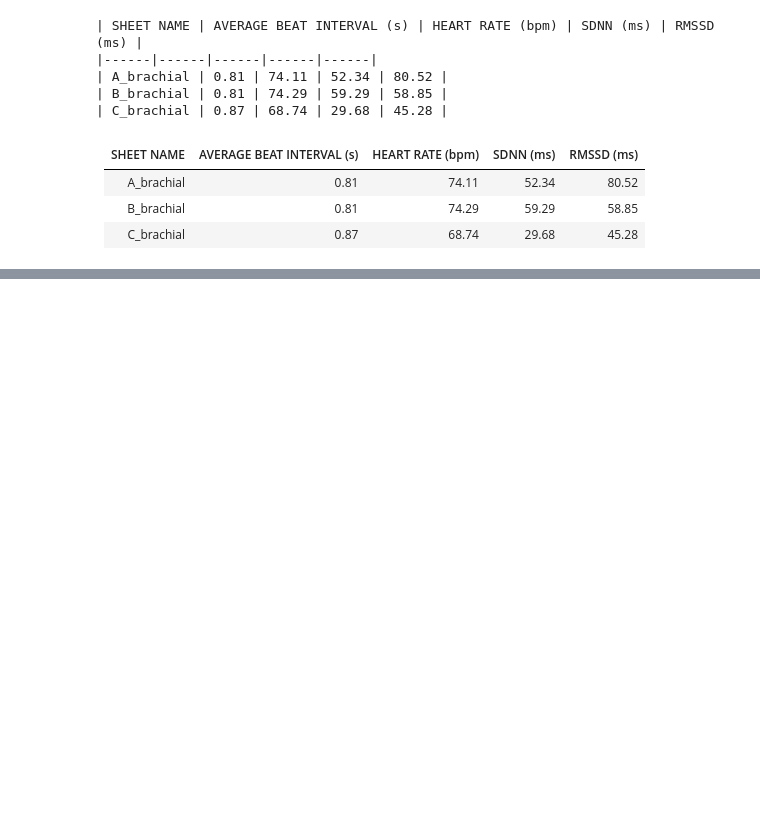
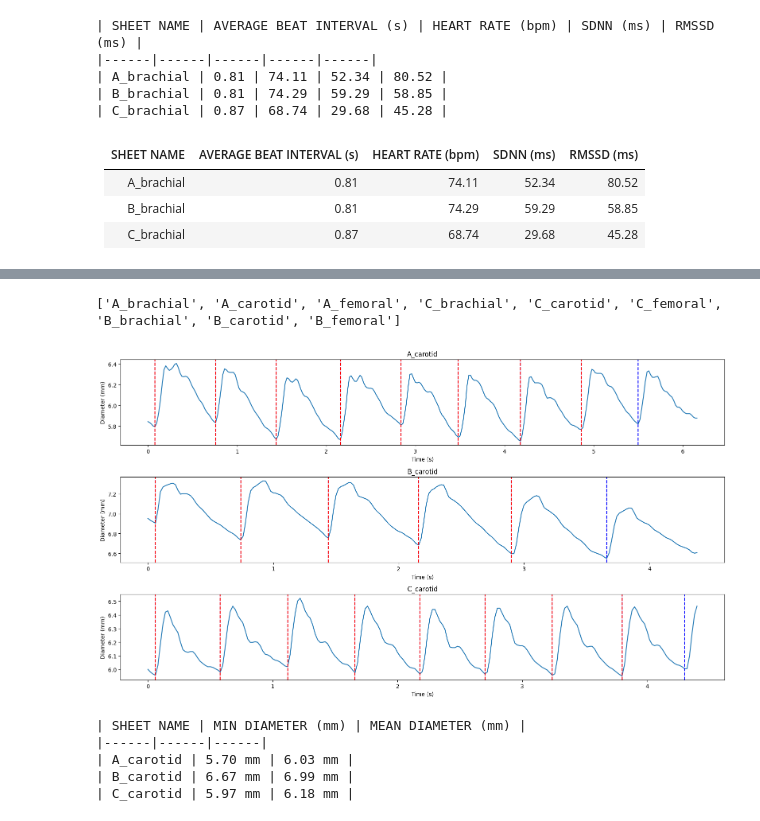
Before and after one commit to shreenandansonu/Non-invasive-Sensing---Signal-Processing-for-Human-Health-IIT-Madras, a Jupyter notebook: asignment1.ipynb, the cells around one changed output, grey strips where cells are left out. Saved outputs shown, nothing was run; the diff lists cells and outputs as text; code cells hidden in the pictures; blank space fills up the shorter version.

```diff
--- a/asignment1.ipynb
+++ b/asignment1.ipynb
@@ -208,0 +298,57 @@ for i in pressure_sheet_index:
+# %%
+path = "Assignment_1_all_signals_combined.xlsx"
+xls = pd.ExcelFile(path)
+print(xls.sheet_names)
+sheet_names_list = xls.sheet_names
+diameter_sheet_index = [1,7,4]
+# %% [output]
+['A_brachial', 'A_carotid', 'A_femoral', 'C_brachial', 'C_carotid', 'C_femoral', 'B_brachial', 'B_carotid', 'B_femoral']
+# %%
+plt.figure(figsize=(16,9 ))
+for i in diameter_sheet_index:
+    df = pd.read_excel(path, sheet_name=sheet_names_list[i])
+
+    diameter = (df.iloc[:, 1])
+    diameter=moving_average(diameter,2)
+    time = (df.iloc[:, 0])*(1/50) # since the diameter signal is sampled at 50 Hz
+    min_diameter_points = min_pressure(diameter,5)
+    plt.subplot(3, 1, (diameter_sheet_index.index(i)+1))
+    plt.plot(time, diameter)
+    #marked by blue dashed line
+    for j in min_diameter_points:
+        plt.axvline(x=time[j], color="b", linestyle="--")
+    # marked by red dashed line
+    for j in range(len(min_diameter_points)-1):
+        if (time[min_diameter_points[j+1]]-time[min_diameter_points[j]])>0.3: # checking if the time difference between two beats is greater than 0.3s to avoid fake beats due to noise
+            plt.axvline(x=time[min_diameter_points[j]], color="r", linestyle="--")
+    plt.title(sheet_names_list[i])
+    plt.xlabel("Time (s)")
+    plt.ylabel("Diameter (mm)")
+    # plt.grid()
+plt.tight_layout()
+
+plt.show()
+# %% [output]
+[figure, added]
+# %%
+print("| SHEET NAME | MIN DIAMETER (mm) | MEAN DIAMETER (mm) |\n|------|------|------|")
+for i in diameter_sheet_index:
+    diamin=[]
+    diamean=[]
+    df = pd.read_excel(path, sheet_name=sheet_names_list[i])
+    diameter = (df.iloc[:, 1])
+    diameter=moving_average(diameter,2)
+    time = (df.iloc[:, 0])*(1/50) # since the diameter signal is sampled at 50 Hz
+    min_diameter_points = min_pressure(diameter,5)
+    for j in range(len(min_diameter_points)-1):
+        if (time[min_diameter_points[j+1]]-time[min_diameter_points[j]])>0.3: # checking if the time difference between two beats is greater than 0.3s to avoid fake beats due to noise
+            small_window=diameter[min_diameter_points[j]:min_diameter_points[j+1]]
+            diamin.append(np.min(small_window))
+            diamean.append(np.mean(small_window))
+    print(f"| {sheet_names_list[i]} | {np.mean(diamin):.2f} mm | {np.mean(diamean):.2f} mm |")
+# %% [output]
+| SHEET NAME | MIN DIAMETER (mm) | MEAN DIAMETER (mm) |
+|------|------|------|
+| A_carotid | 5.70 mm | 6.03 mm |
+| B_carotid | 6.67 mm | 6.99 mm |
+| C_carotid | 5.97 mm | 6.18 mm |
```
Also changed, not shown: parts of 29 cells of this notebook.
